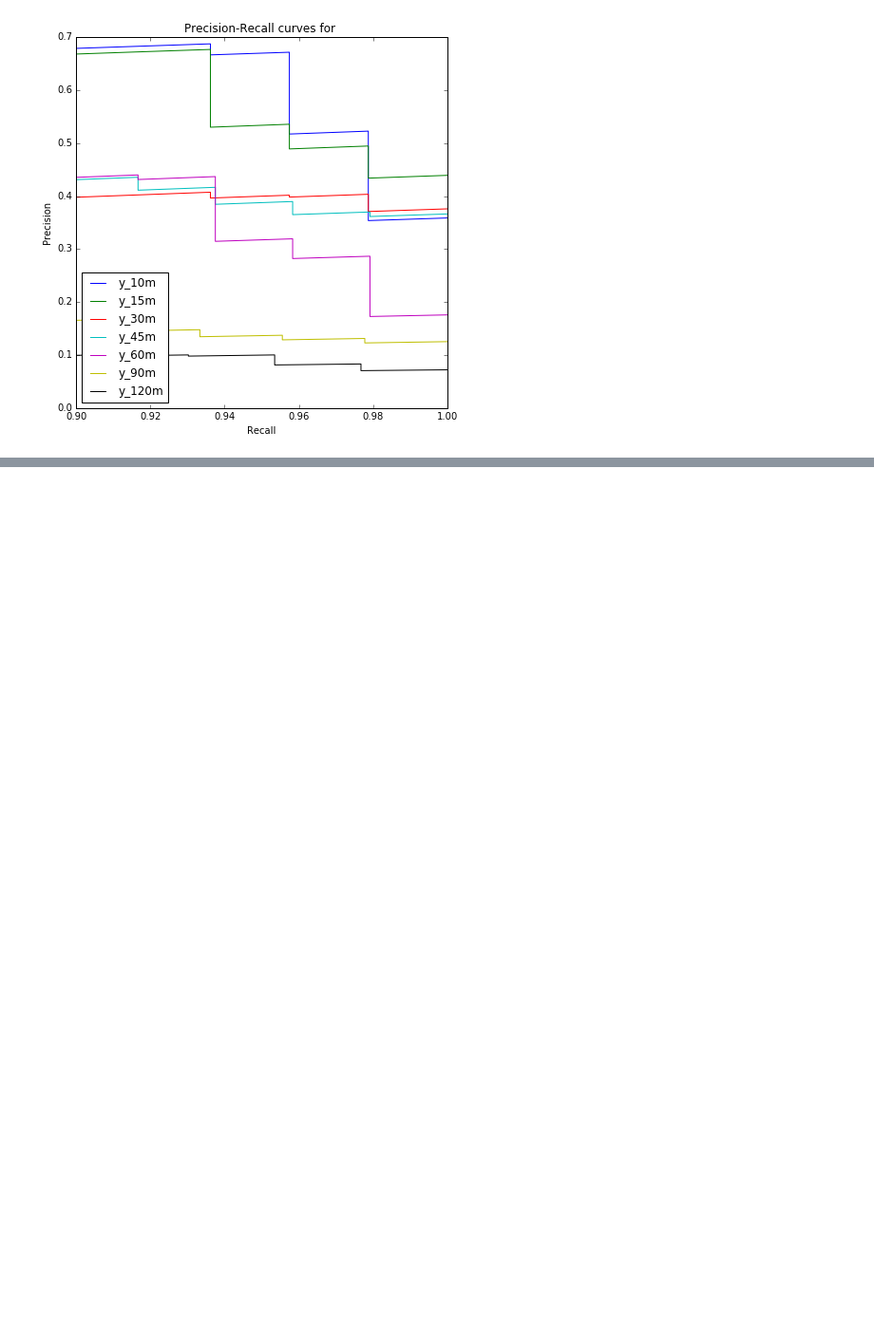
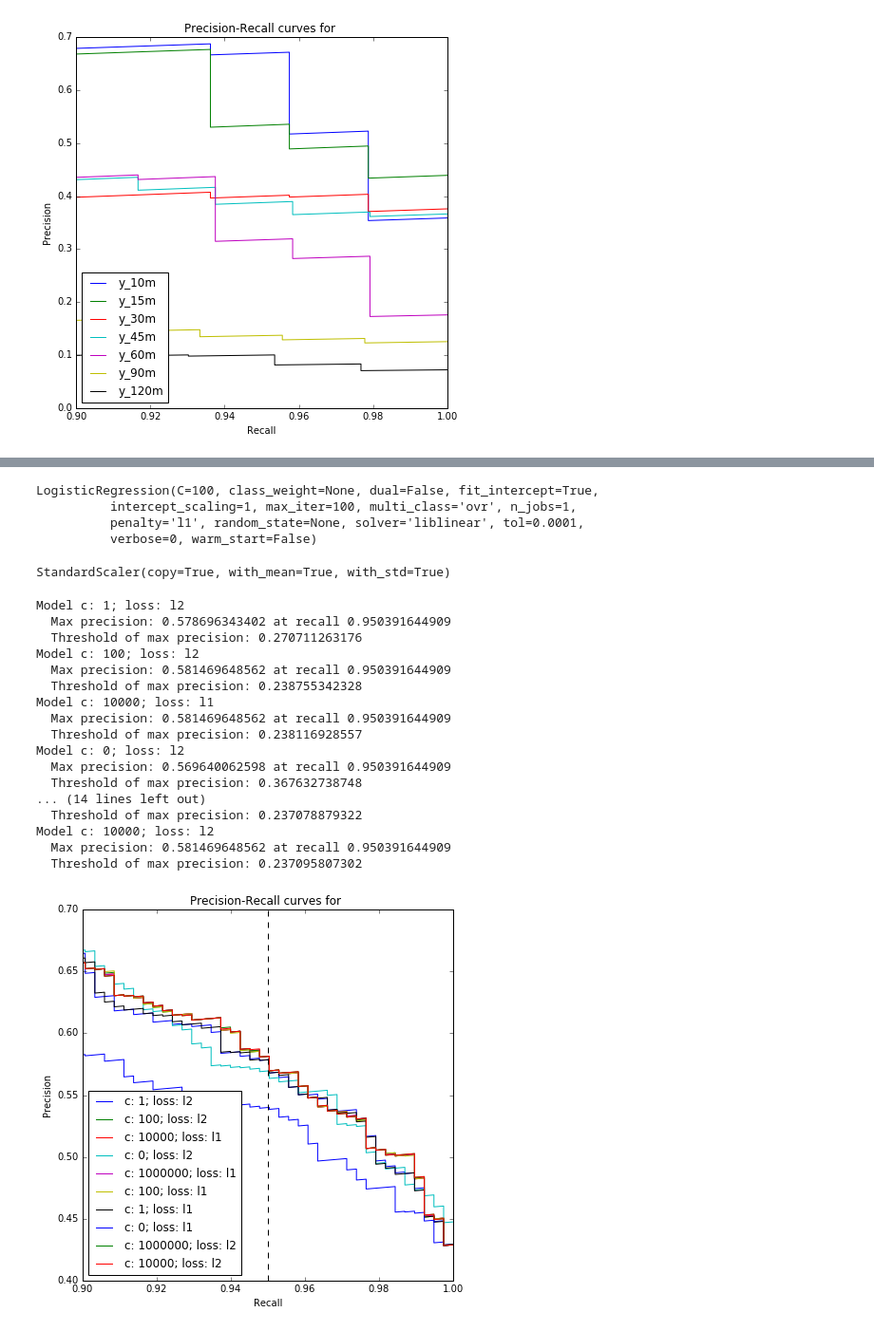
Before and after one commit to cer446/Intro-to-DS-CitiBike-Term-Project, a Jupyter notebook: LogReg Different Y-Vars.ipynb, the cells around one changed output, grey strips where cells are left out. Shown at 95% size. Cells and saved outputs as stored; diff of their text form; code cells hidden in the pictures; blank space fills up the shorter version.

```diff
--- a/LogReg Different Y-Vars.ipynb
+++ b/LogReg Different Y-Vars.ipynb
@@ -528,0 +582,41 @@ Model y_120m
+# %%
+cval_penalties['c: 100; loss: l1'][0]
+# %% [output]
+LogisticRegression(C=100, class_weight=None, dual=False, fit_intercept=True,
+          intercept_scaling=1, max_iter=100, multi_class='ovr', n_jobs=1,
+          penalty='l1', random_state=None, solver='liblinear', tol=0.0001,
+          verbose=0, warm_start=False)
+# %%
+cval_penalties['c: 100; loss: l1'][1]
+# %% [output]
+StandardScaler(copy=True, with_mean=True, with_std=True)
+# %%
+gold_labels = data_empty['dev'][1]
+
+keys_list = list(cval_penalties.keys())
+
+plt.figure(figsize=(7, 7))
+
+for key in keys_list:
+    pr_curve(cval_penalties[key][2], key, gold_labels, target_recall=0.95)
+
+format_plot(.95, empty=True)
+# %% [output]
+Model c: 1; loss: l2
+  Max precision: 0.578696343402 at recall 0.950391644909
+  Threshold of max precision: 0.270711263176
+Model c: 100; loss: l2
+  Max precision: 0.581469648562 at recall 0.950391644909
+  Threshold of max precision: 0.238755342328
+Model c: 10000; loss: l1
+  Max precision: 0.581469648562 at recall 0.950391644909
+  Threshold of max precision: 0.238116928557
+Model c: 0; loss: l2
+  Max precision: 0.569640062598 at recall 0.950391644909
+  Threshold of max precision: 0.367632738748
+... (14 lines left out)
+  Threshold of max precision: 0.237078879322
+Model c: 10000; loss: l2
+  Max precision: 0.581469648562 at recall 0.950391644909
+  Threshold of max precision: 0.237095807302
+[figure, added]
```
Also changed, not shown: parts of 10 cells of this notebook.
